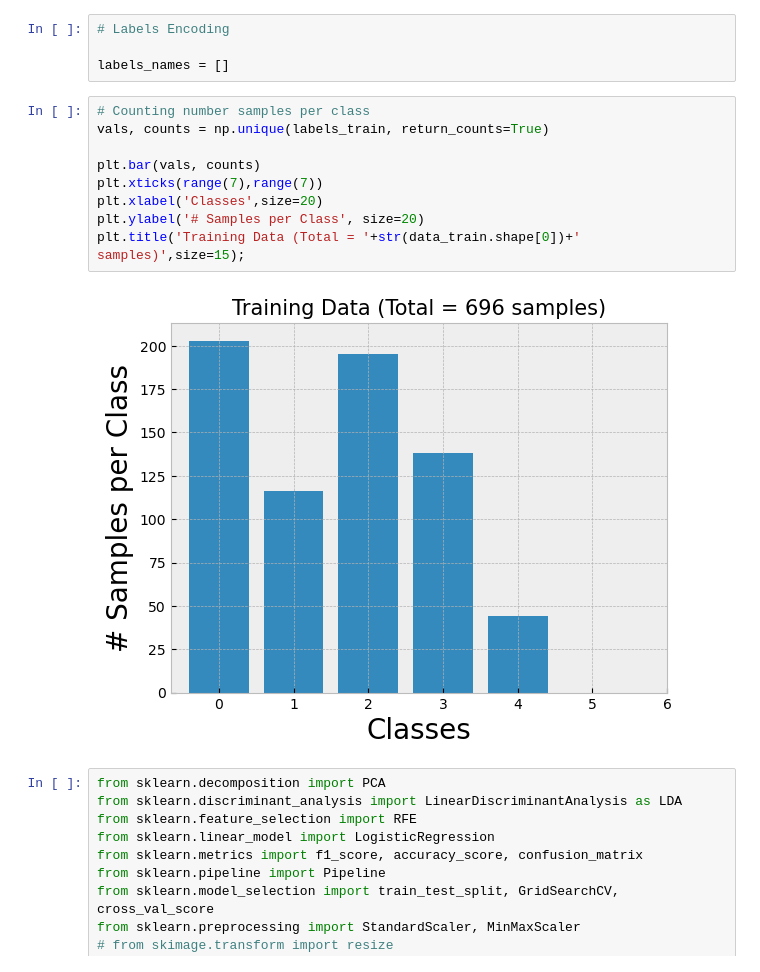
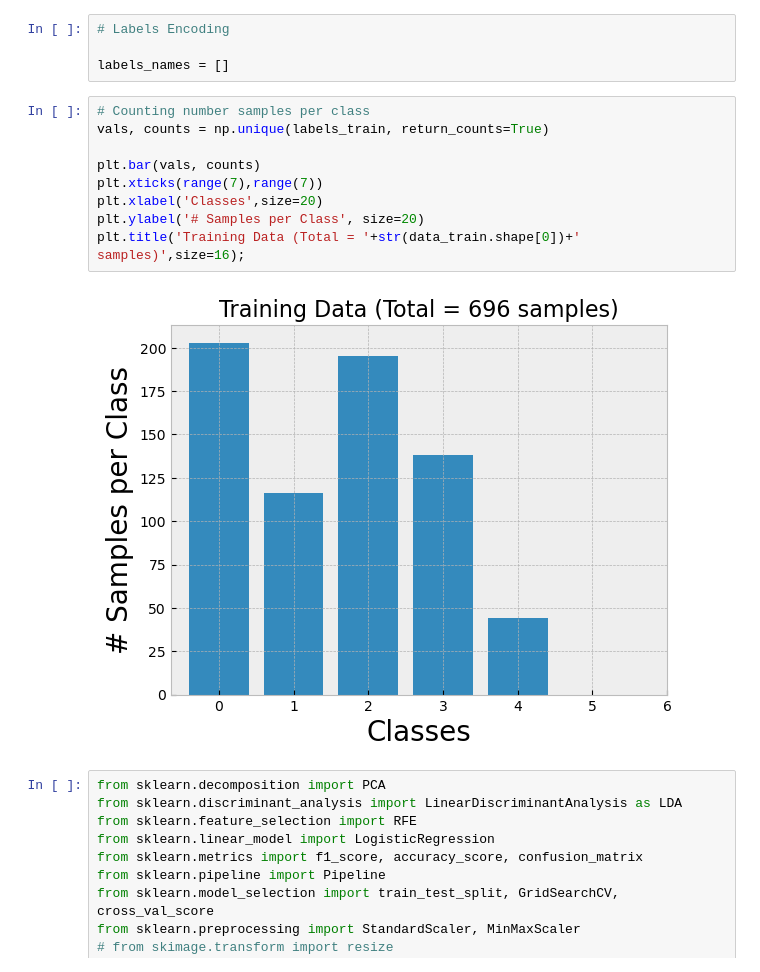
Before and after one commit to eduluca/PlethMachineLearning, a Jupyter notebook: pleth_training_ml_type2.ipynb, the cells around one changed output. Saved outputs shown, nothing was run; the diff lists cells and outputs as text.

```diff
--- a/pleth_training_ml_type2.ipynb
+++ b/pleth_training_ml_type2.ipynb
@@ -42,14 +42,14 @@ labels_names = []
 # %%
 # Counting number samples per class
 vals, counts = np.unique(labels_train, return_counts=True)
 
 plt.bar(vals, counts)
 plt.xticks(range(7),range(7))
 plt.xlabel('Classes',size=20)
 plt.ylabel('# Samples per Class', size=20)
-plt.title('Training Data (Total = '+str(data_train.shape[0])+' samples)',size=15);
+plt.title('Training Data (Total = '+str(data_train.shape[0])+' samples)',size=16);
 # %% [output]
-[figure, old version]
+[figure, new version]
 # %%
 from sklearn.decomposition import PCA
 from sklearn.discriminant_analysis import LinearDiscriminantAnalysis as LDA
```
Also changed, not shown: parts of 8 cells of this notebook, 7 other files.
